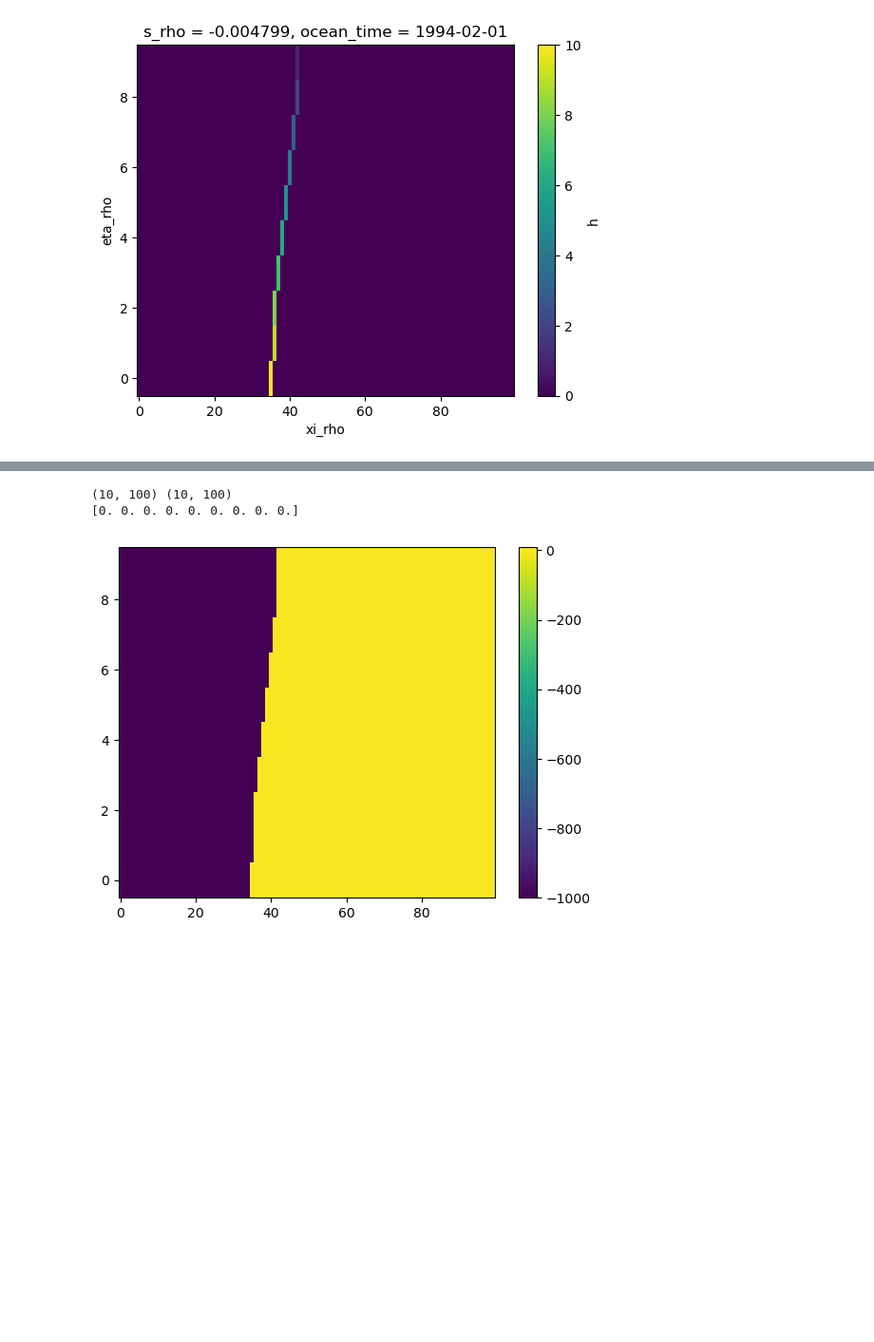
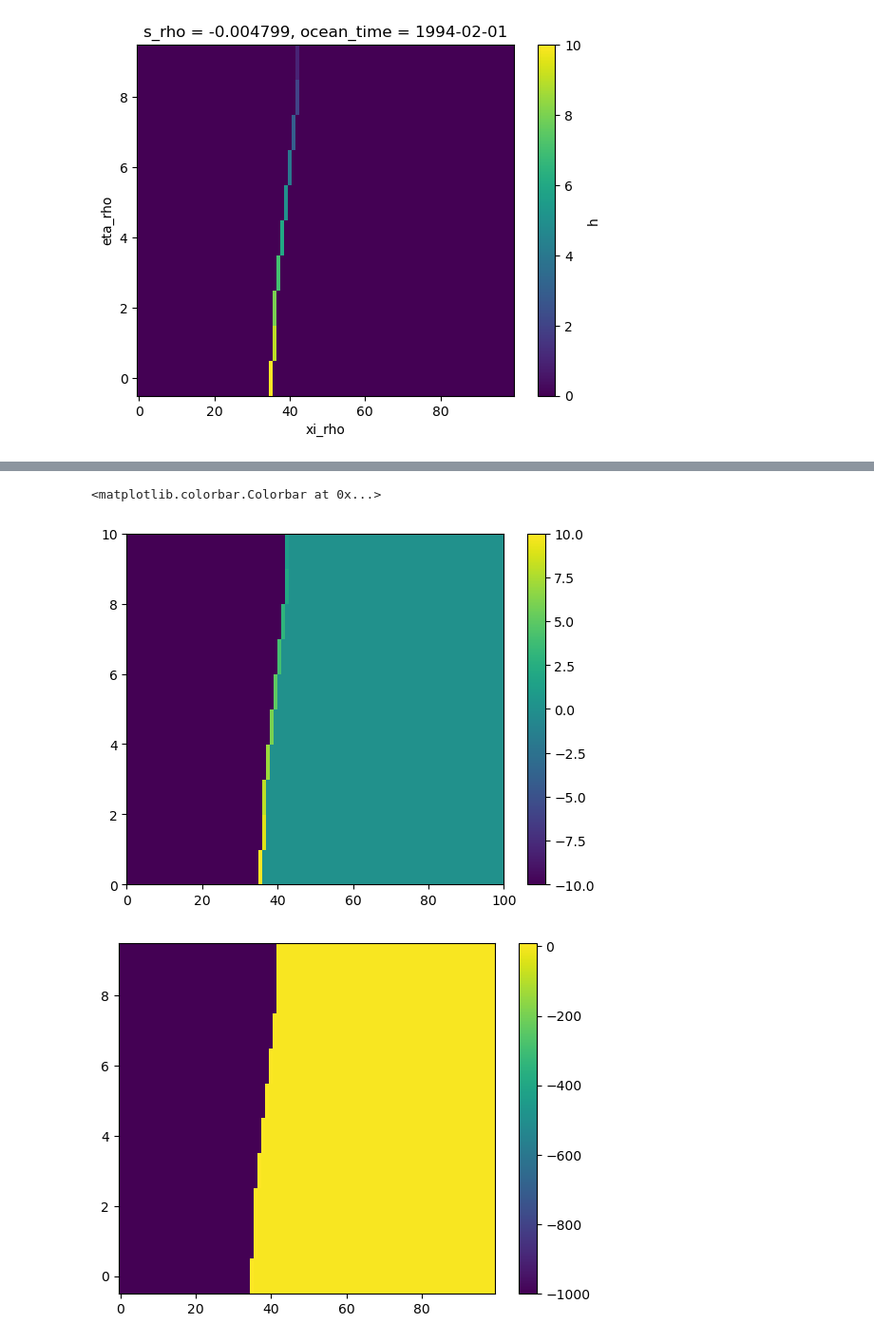
Before and after one commit to fncsobral/waom_notebook, a Jupyter notebook: OHB_shelf/Cross-1500m/testing.ipynb, the cells around one changed output, grey strips where cells are left out. Shown: that part at 95% size. Drawn from its saved outputs; the diff is of its cells as text; code cells hidden in the pictures; blank space fills up the shorter version.

```diff
--- a/OHB_shelf/Cross-1500m/testing.ipynb
+++ b/OHB_shelf/Cross-1500m/testing.ipynb
@@ -311,23 +290,18 @@ plt.colorbar()
 # FS: SPEND MORE TIME UNDERSTANDING THIS PART!! IT SEEMED TO WORK, BUT I DON'T KNOW EXACTLY WHY!!
 
 #Create mask
-#Now we create a mask below contour sothat the direction of the contour can be determined
-
-#Remark on computational inefficiency:
-#Note that creating masks with nested for loops is very inefficient. We should probably use boolean masks (just compare the entire array with mask_value), and DataArray.shift() or DataArray.roll() from each of the directions to generate the masks without using loops.
-#See discussion in: https://github.com/COSIMA/cosima-recipes/issues/179
-
-print(contour_masked_above.shape, contour_mask_numbered.shape)
-print(contour_masked_above[-20:-1, 0])
-
-# fill in one cell to the west of the contour with value mask_value:
+# fill in one cell to the top west of the contour with value mask_value:
 contour_masked_above = np.copy(contour_mask_numbered)
 contour_masked_above[-1, 0] = mask_value
 
+# The next loops will check the masks numbers (-1000 or 0) starting from
+# the four corners of the domain. The one that will actually do all the work
+# for my domain (FS speaking) is the first, "from top left"
+
 # from top left:
 for ii in range(len(contour_mask[0,:])-1): #x: len(x-axis) - 1
-    for jj in range(len(contour_mask[:,0]))[::-1][:-1]: #y: len(y-axis)[from end to start, inverse order][from first to (end-1)]
-        if contour_masked_above[jj, ii] == mask_value: # if north of contour line
+    for jj in range(len(contour_mask[:, 0]))[::-1][:-1]: #y: len(y-axis)[from end to start, inverse order][from first to (end-1)]
+        if contour_masked_above[jj, ii] == mask_value: # if west of contour line
             if contour_masked_above[jj-1, ii] == 0: # if previous cell in Y-dir is zero (= south of contour line)
                 contour_masked_above[jj-1, ii] = mask_value # make it -1000
             if contour_masked_above[jj, ii+1] == 0: # if next cell in X-dir is zero
@@ -351,7 +325,7 @@ for ii in range(len(contour_mask[0,:]))[::-1][:-1]:
             if contour_masked_above[jj, ii-1] == 0: # if previous cell in X-dir is zero
                 contour_masked_above[jj, ii-1] = mask_value
 
-#from bottom left:
+#from bottom left
 for ii in range(len(contour_mask[0,:])-1):
     for jj in range(len(contour_mask[:,0])-1):
         if contour_masked_above[jj, ii] == mask_value:
@@ -359,7 +333,12 @@ for ii in range(len(contour_mask[0,:])-1):
                 contour_masked_above[jj+1, ii] = mask_value
             if contour_masked_above[jj, ii+1] == 0: # if next cell in X-dir is zero
                 contour_masked_above[jj, ii+1] = mask_value
-# %% [output]
-(10, 100) (10, 100)
-[0. 0. 0. 0. 0. 0. 0. 0. 0.]
+# %%
+# FS just changing the filling value to check the numbered contour...created a temporary variable for that
+contour_masked_above_tmp = np.where(contour_masked_above !=-1000, contour_masked_above, -10)
+plt.pcolor(contour_masked_above_tmp)
+plt.colorbar()
+# %% [output]
+<matplotlib.colorbar.Colorbar at 0x...>
+[figure, added]
 # %%
```
Also changed, not shown: parts of 12 cells of this notebook.
